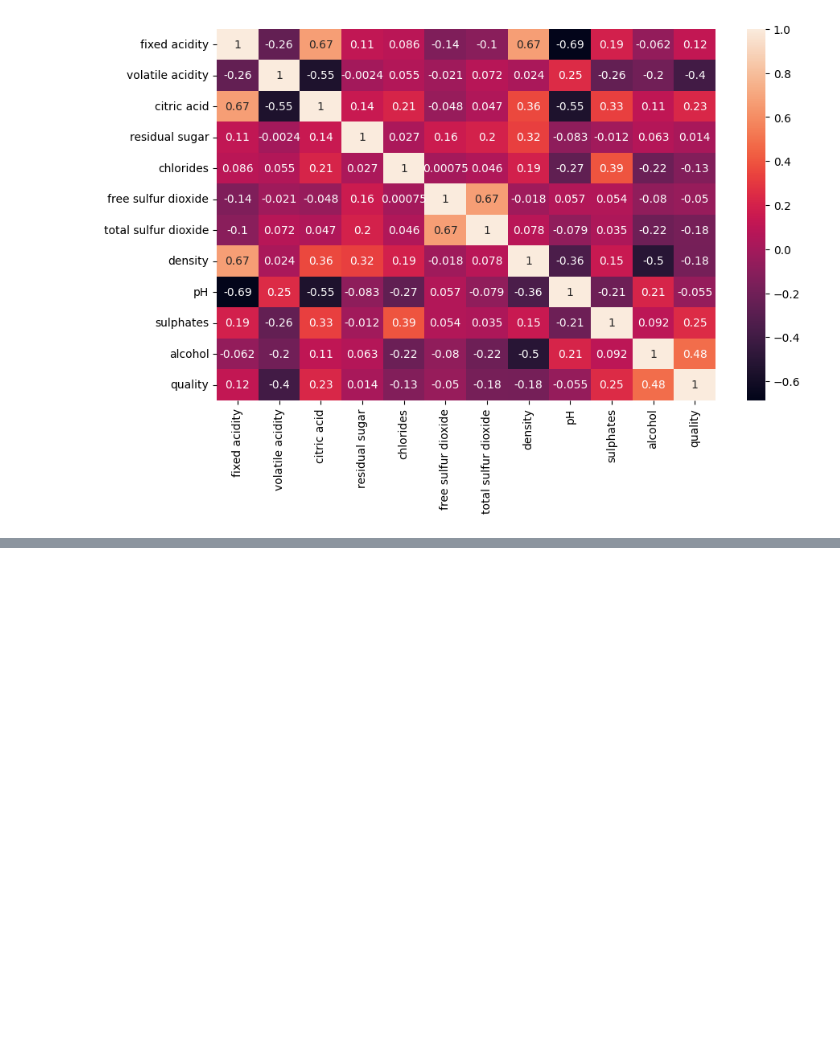
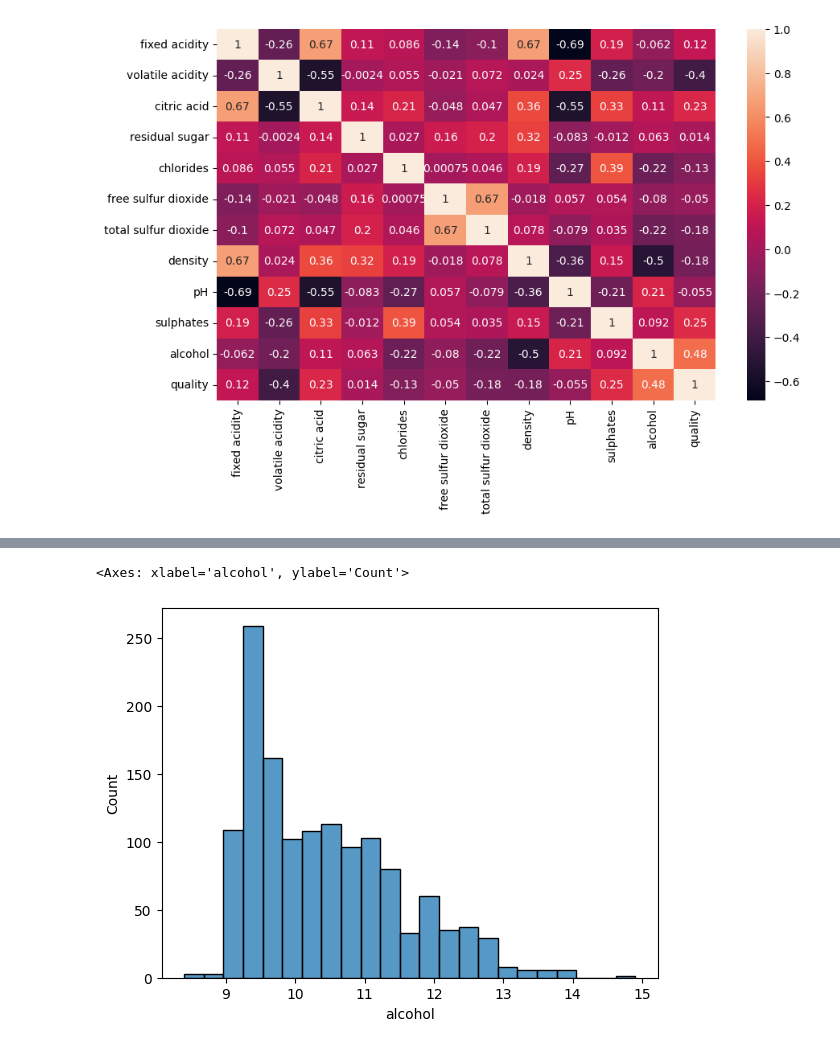
Before and after one commit to PandoraAnalyst/python-eda, a Jupyter notebook: datasets-analysis/red_wine_analysis.ipynb, the cells around one changed output, grey strips where cells are left out. Drawn from its saved outputs; the diff is of its cells as text; code cells hidden in the pictures; blank space fills up the shorter version.

```diff
--- a/datasets-analysis/red_wine_analysis.ipynb
+++ b/datasets-analysis/red_wine_analysis.ipynb
@@ -154,0 +178,5 @@ sns.heatmap(df.corr(),annot=True)
+# %%
+sns.histplot(df['alcohol'])
+# %% [output]
+<Axes: xlabel='alcohol', ylabel='Count'>
+[figure, added]
```
Also changed, not shown: parts of 7 cells of this notebook.
